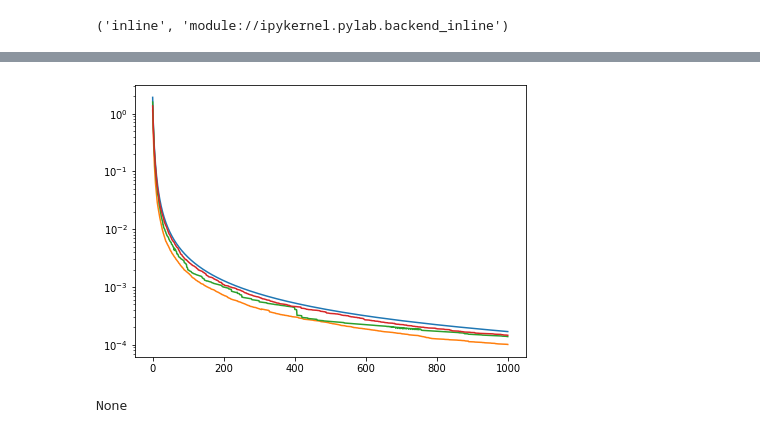
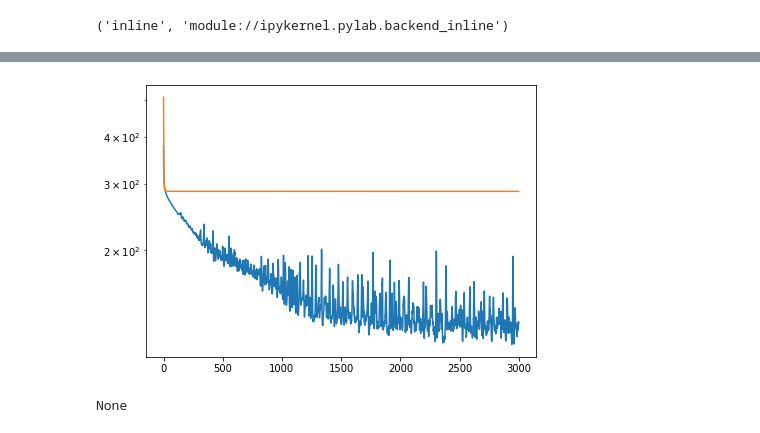
Before and after one commit to zsc/kid-programming, a Jupyter notebook: swift/quant_activation.ipynb, the cells around one changed output, grey strips where cells are left out. Saved outputs shown, nothing was run; the diff lists cells and outputs as text; code cells hidden in the pictures.

```diff
--- a/swift/quant_activation.ipynb
+++ b/swift/quant_activation.ipynb
@@ -131,14 +161,30 @@ for _ in 0..<1000 {
     optimizer.update(&classifier, along: 𝛁model)
 }
 all_vals.append(vals)
+# %%
+var classifier = Q8Model()
+let optimizer = SGD(for: classifier, learningRate: learning_rate)
+Context.local.learningPhase = .training
+var vals = [Float]()
+for _ in 0..<num_iter {
+    let (ŷ, backprop) = classifier.appliedForBackpropagation(to: x)
+    let (loss, 𝛁ŷ) = valueWithGradient(at: ŷ) { ŷ in l2Loss(predicted: ŷ, expected: y) }
+    //print("Model output: \(ŷ), Loss: \(loss)")
+    let val: Float = Float(loss.makeNumpyArray().flatten()[0])!
+    vals.append(val)
+    //print("\(String(format:"%.2e", val))", terminator: " ")
+    let (𝛁model, _) = backprop(𝛁ŷ)
+    optimizer.update(&classifier, along: 𝛁model)
+}
+all_vals.append(vals)
 # %%
 var classifier = Q4Model()
-let optimizer = SGD(for: classifier, learningRate: 0.2)
+let optimizer = SGD(for: classifier, learningRate: learning_rate)
 Context.local.learningPhase = .training
 var vals = [Float]()
-for _ in 0..<1000 {
+for _ in 0..<num_iter {
     let (ŷ, backprop) = classifier.appliedForBackpropagation(to: x)
-    let (loss, 𝛁ŷ) = valueWithGradient(at: ŷ) { ŷ in softmaxCrossEntropy(logits: ŷ, labels: y) }
+    let (loss, 𝛁ŷ) = valueWithGradient(at: ŷ) { ŷ in l2Loss(predicted: ŷ, expected: y) }
     //print("Model output: \(ŷ), Loss: \(loss)")
     let val: Float = Float(loss.makeNumpyArray().flatten()[0])!
     vals.append(val)
@@ -149,12 +195,12 @@ for _ in 0..<1000 {
 all_vals.append(vals)
 # %%
 var classifier = Q2Model()
-let optimizer = SGD(for: classifier, learningRate: 0.2)
+let optimizer = SGD(for: classifier, learningRate: learning_rate)
 Context.local.learningPhase = .training
 var vals = [Float]()
-for _ in 0..<1000 {
+for _ in 0..<num_iter {
     let (ŷ, backprop) = classifier.appliedForBackpropagation(to: x)
-    let (loss, 𝛁ŷ) = valueWithGradient(at: ŷ) { ŷ in softmaxCrossEntropy(logits: ŷ, labels: y) }
+    let (loss, 𝛁ŷ) = valueWithGradient(at: ŷ) { ŷ in l2Loss(predicted: ŷ, expected: y) }
     //print("Model output: \(ŷ), Loss: \(loss)")
     let val: Float = Float(loss.makeNumpyArray().flatten()[0])!
     vals.append(val)
@@ -165,12 +211,12 @@ for _ in 0..<1000 {
 all_vals.append(vals)
 # %%
 var classifier = Q1Model()
-let optimizer = SGD(for: classifier, learningRate: 0.2)
+let optimizer = SGD(for: classifier, learningRate: learning_rate)
 Context.local.learningPhase = .training
 var vals = [Float]()
-for _ in 0..<1000 {
+for _ in 0..<num_iter {
     let (ŷ, backprop) = classifier.appliedForBackpropagation(to: x)
-    let (loss, 𝛁ŷ) = valueWithGradient(at: ŷ) { ŷ in softmaxCrossEntropy(logits: ŷ, labels: y) }
+    let (loss, 𝛁ŷ) = valueWithGradient(at: ŷ) { ŷ in l2Loss(predicted: ŷ, expected: y) }
     //print("Model output: \(ŷ), Loss: \(loss)")
     let val: Float = Float(loss.makeNumpyArray().flatten()[0])!
     vals.append(val)
@@ -182,11 +228,11 @@ all_vals.append(vals)
 # %%
 var fig = plt.figure(figsize: [7, 5])
 plt.plot(all_vals[0])
 plt.plot(all_vals[1])
-plt.plot(all_vals[2])
-plt.plot(all_vals[3])
+//plt.plot(all_vals[2])
+//plt.plot(all_vals[3])
 plt.yscale("log")
 plt.show() //fig.savefig("t.png")
 # %% [output]
-[figure, old version]
+[figure, new version]
 None
```
Also changed, not shown: parts of 5 cells of this notebook.
